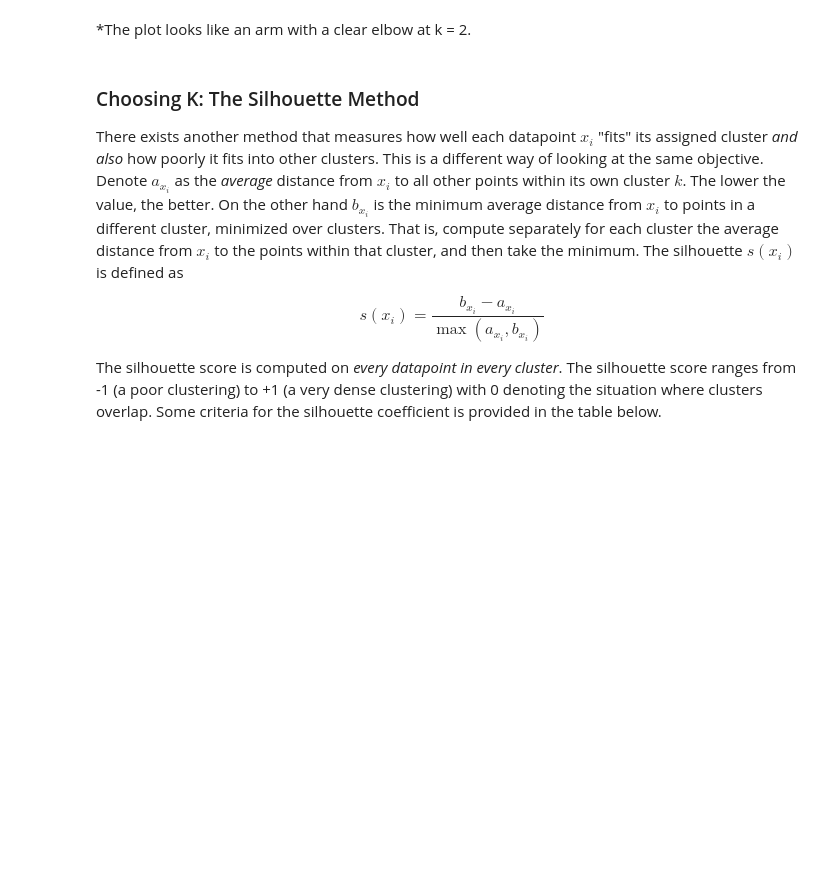
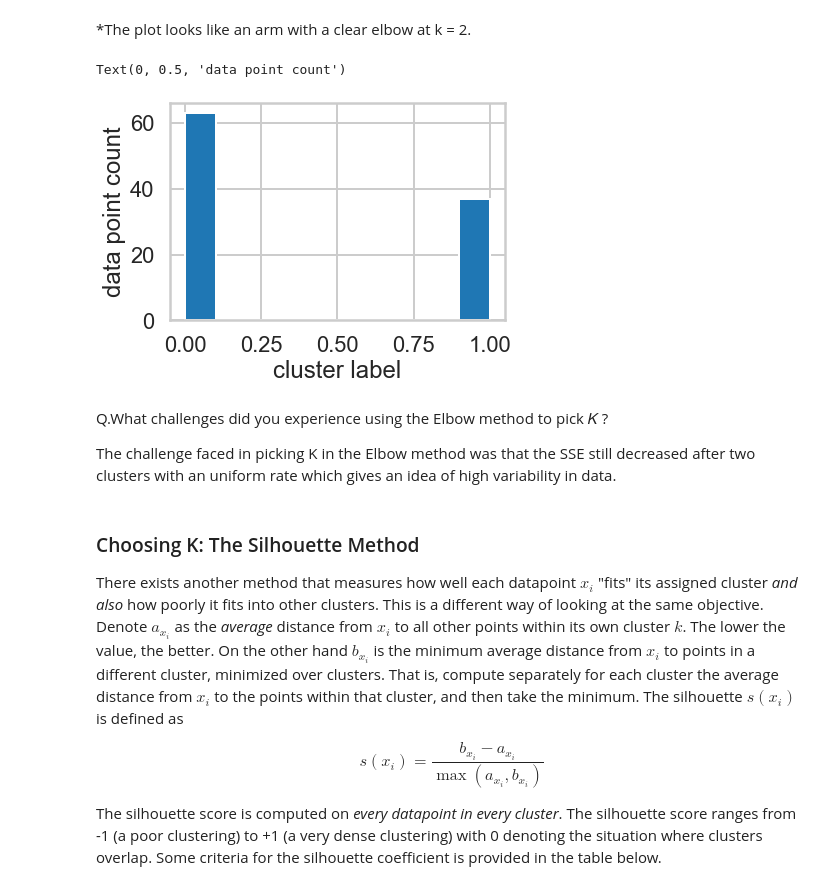
Before and after one commit to Anandpatil412/DSC, a Jupyter notebook: Customer_segment_clustering/Mini_Project_Clustering.ipynb, the cells around one changed output. Saved outputs shown, nothing was run; the diff lists cells and outputs as text; code cells hidden in the pictures; blank space fills up the shorter version.

Commit message:
updating customer segmentation clustering

```diff
--- a/Customer_segment_clustering/Mini_Project_Clustering.ipynb
+++ b/Customer_segment_clustering/Mini_Project_Clustering.ipynb
@@ -138,3 +136,20 @@ kmeans.
+# %%
+# Q.Make a bar chart showing the number of points in each cluster for k-means under the best  𝐾 .
+
+kmeans = KMeans(n_clusters=2, random_state=0).fit(x_cols)
+predict_labels = kmeans.predict(x_cols)
+
+plt.hist(predict_labels)
+plt.xlabel('cluster label')
+plt.ylabel('data point count')
+# %% [output]
+Text(0, 0.5, 'data point count')
+[figure, added]
+# %% [markdown]
+Q.What challenges did you experience using the Elbow method to pick  𝐾 ?
+
+The challenge faced in picking K in the Elbow method was that the SSE still decreased after two clusters with an
+uniform rate which gives an idea of high variability in data.
 # %% [markdown]
 ### Choosing K: The Silhouette Method
 
```
Also changed, not shown: parts of 16 cells of this notebook.
